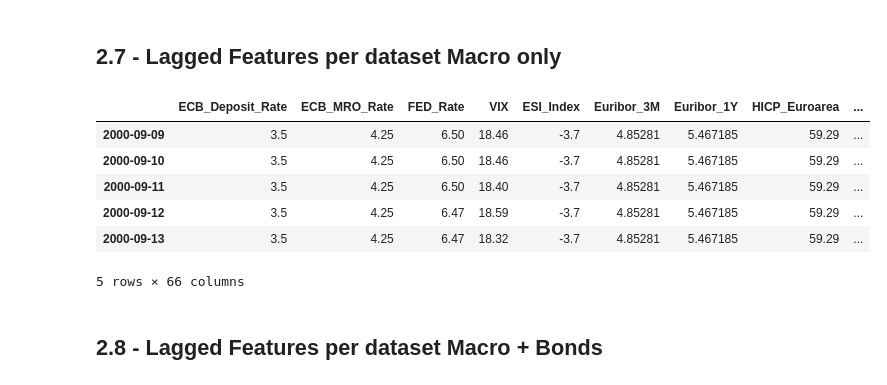
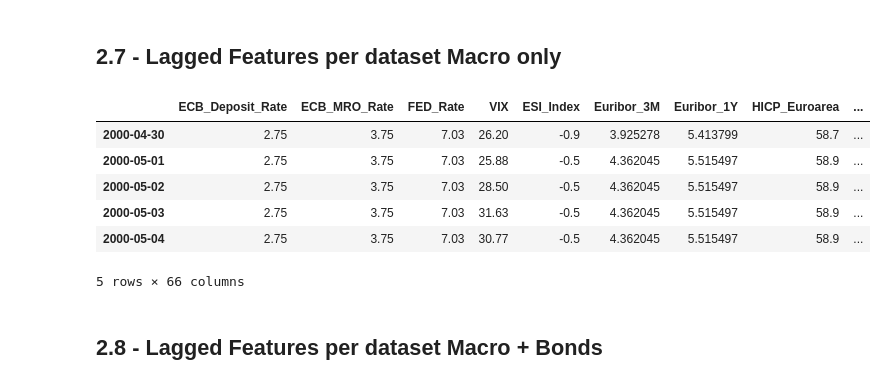
Before and after one commit to whowasfra/bond_screener, a Jupyter notebook: 02_Preprocessing_Feature_Engineering.ipynb, the cells around one changed output. Drawn from its saved outputs; the diff is of its cells as text; code cells hidden in the pictures.

```diff
--- a/02_Preprocessing_Feature_Engineering.ipynb
+++ b/02_Preprocessing_Feature_Engineering.ipynb
@@ -294,21 +294,21 @@ df_bond_macro.to_csv('./data/df_bond_macro.csv', index=False)
 ## 2.7 - Lagged Features per dataset Macro only
 # %%
 if df_macro_long is not None:
-    lags = [7, 21, 63, 126, 252] # 1w, 1m, 3m, 6m, 1y in giorni di borsa
+    lags = [7, 30, 60, 90, 120] # 1w, 1m, 3m, 6m, 1y in giorni di borsa
     for col in df_macro_long.columns:
         for lag in lags:
             df_macro_long[f'{col}_lag_{lag}d'] = df_macro_long[col].shift(lag)
 
 df_macro_long.dropna(inplace=True)
 display(df_macro_long.head())
 df_macro_long.to_csv('./data/df_macro_long_lagged.csv')
 # %% [output]
 |  | ECB_Deposit_Rate | ECB_MRO_Rate | FED_Rate | VIX | ESI_Index | Euribor_3M | Euribor_1Y | HICP_Euroarea | ... |
-| 2000-09-09 | 3.5 | 4.25 | 6.50 | 18.46 | -3.7 | 4.85281 | 5.467185 | 59.29 | ... |
-| 2000-09-10 | 3.5 | 4.25 | 6.50 | 18.46 | -3.7 | 4.85281 | 5.467185 | 59.29 | ... |
-| 2000-09-11 | 3.5 | 4.25 | 6.50 | 18.40 | -3.7 | 4.85281 | 5.467185 | 59.29 | ... |
-| 2000-09-12 | 3.5 | 4.25 | 6.47 | 18.59 | -3.7 | 4.85281 | 5.467185 | 59.29 | ... |
-| 2000-09-13 | 3.5 | 4.25 | 6.47 | 18.32 | -3.7 | 4.85281 | 5.467185 | 59.29 | ... |
+| 2000-04-30 | 2.75 | 3.75 | 7.03 | 26.20 | -0.9 | 3.925278 | 5.413799 | 58.7 | ... |
+| 2000-05-01 | 2.75 | 3.75 | 7.03 | 25.88 | -0.5 | 4.362045 | 5.515497 | 58.9 | ... |
+| 2000-05-02 | 2.75 | 3.75 | 7.03 | 28.50 | -0.5 | 4.362045 | 5.515497 | 58.9 | ... |
+| 2000-05-03 | 2.75 | 3.75 | 7.03 | 31.63 | -0.5 | 4.362045 | 5.515497 | 58.9 | ... |
+| 2000-05-04 | 2.75 | 3.75 | 7.03 | 30.77 | -0.5 | 4.362045 | 5.515497 | 58.9 | ... |
 5 rows × 66 columns
 # %% [markdown]
 ## 2.8 - Lagged Features per dataset Macro + Bonds
```
Also changed, not shown: parts of 1 cell of this notebook.
